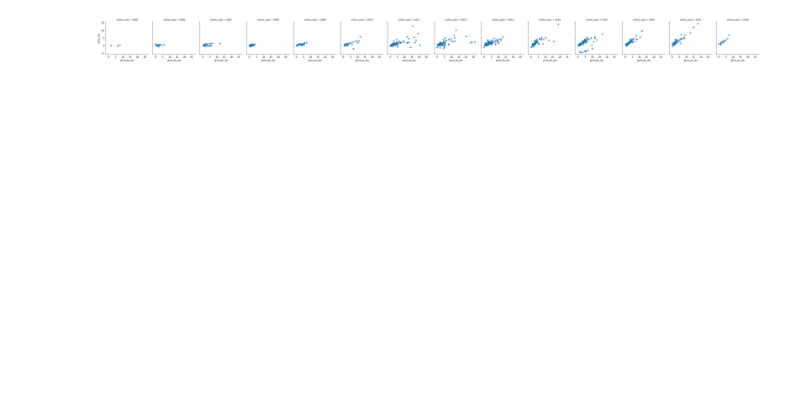
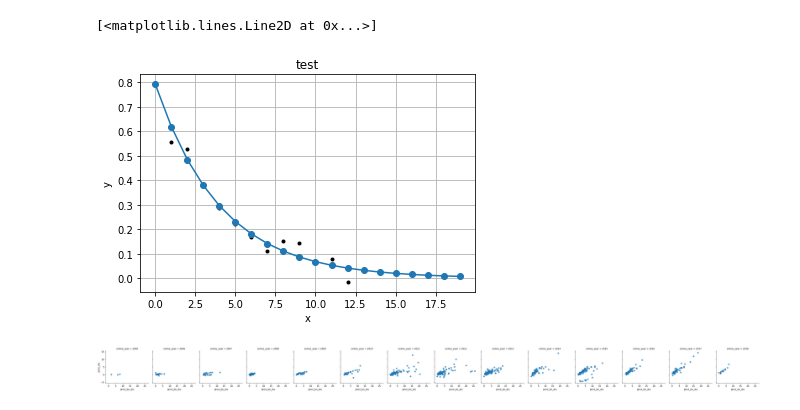
Before and after one commit to dj-lei/evaluation-predict, a Jupyter notebook: explore/data_analyze.ipynb, the cells around one changed output. Saved outputs shown, nothing was run; the diff lists cells and outputs as text; code cells hidden in the pictures; blank space fills up the shorter version.

```diff
--- a/explore/data_analyze.ipynb
+++ b/explore/data_analyze.ipynb
@@ -135,3 +154,51 @@ g.add_legend();
+# %%
+from scipy.optimize import leastsq
+
+# 拟合函数
+def func(a, x):
+    k = a
+    return (0.792 * math.e)**(k * x)
+
+# 残差
+def dist(a, x, y):
+    return func(a, x) - y
+
+def cal_newton_min_param(x, y, c):
+    k = 0
+    temp = float("inf")
+    result = []
+    for step in range(0,1000):
+        k = -step * 0.001
+        div = 0
+        for i in range(0,len(x)):
+            div = div + (c * math.e **(k * x[i]) - y[i])**2
+        if temp < div:
+            return k
+        else:
+            temp = div
+    return k
+
+
+picture = result.loc[(result['brand_area'] == '国产'), :].reset_index(drop=True)
+picture['used_years'] = datetime.datetime.now().year - picture['online_year']
+
+c = picture.loc[(picture['used_years'] == 0), 'k'].values[0]
+k = cal_newton_min_param(list(picture.used_years.values), list(picture.k.values), c)
+plt.figure()
+plt.title(u'test')
+plt.xlabel(u'x')
+plt.ylabel(u'y')
+plt.grid(True)
+x = list(picture.used_years.values)
+y = list(picture.k.values)
+plt.plot(x, y, 'k.')
+
+x = range(0,20)
+y = [c * math.e **(k * i) for i in range(0,20)]
+plt.plot(x, y, 'o-')
+# %% [output]
+[<matplotlib.lines.Line2D at 0x...>]
+[figure, added]
 # %%
 data = part1.copy()
 
```
Also changed, not shown: parts of 5 cells of this notebook, 2 other files.
